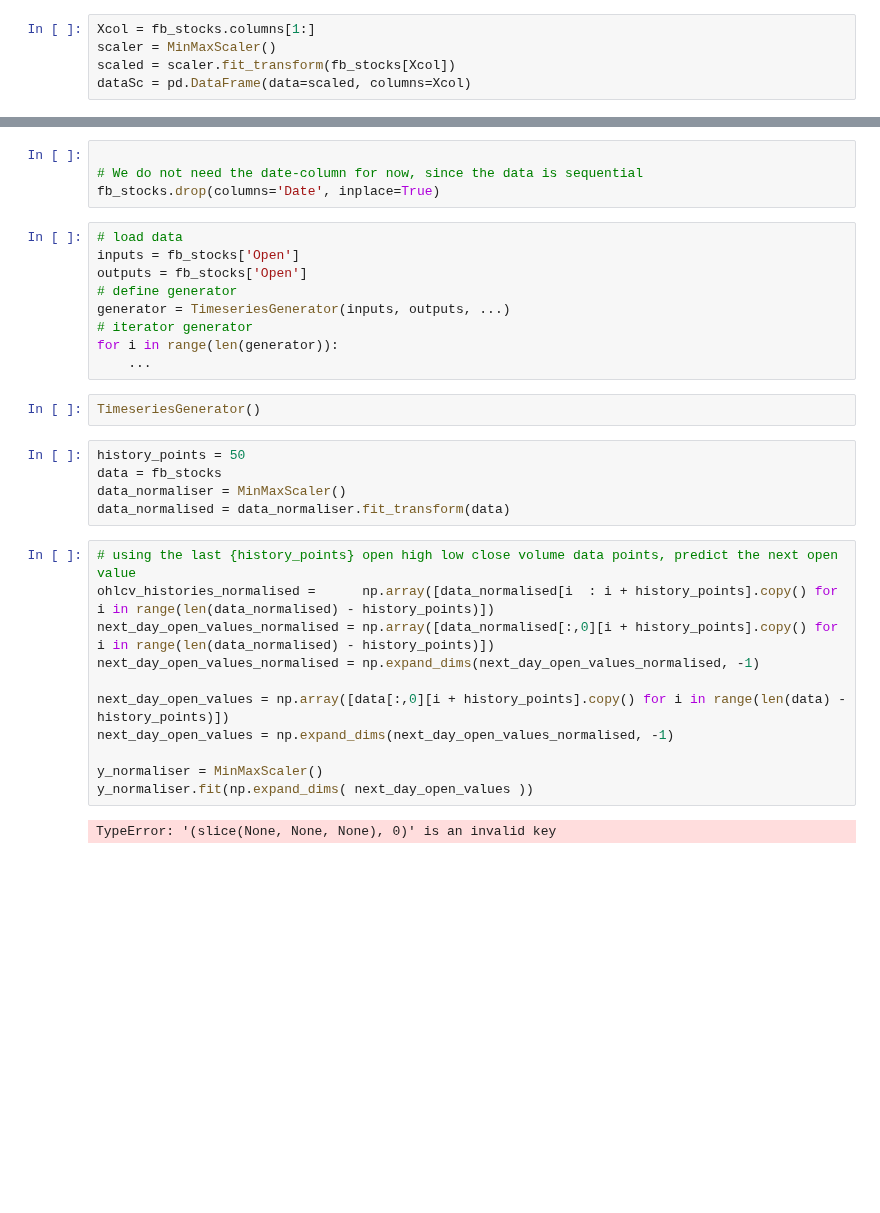
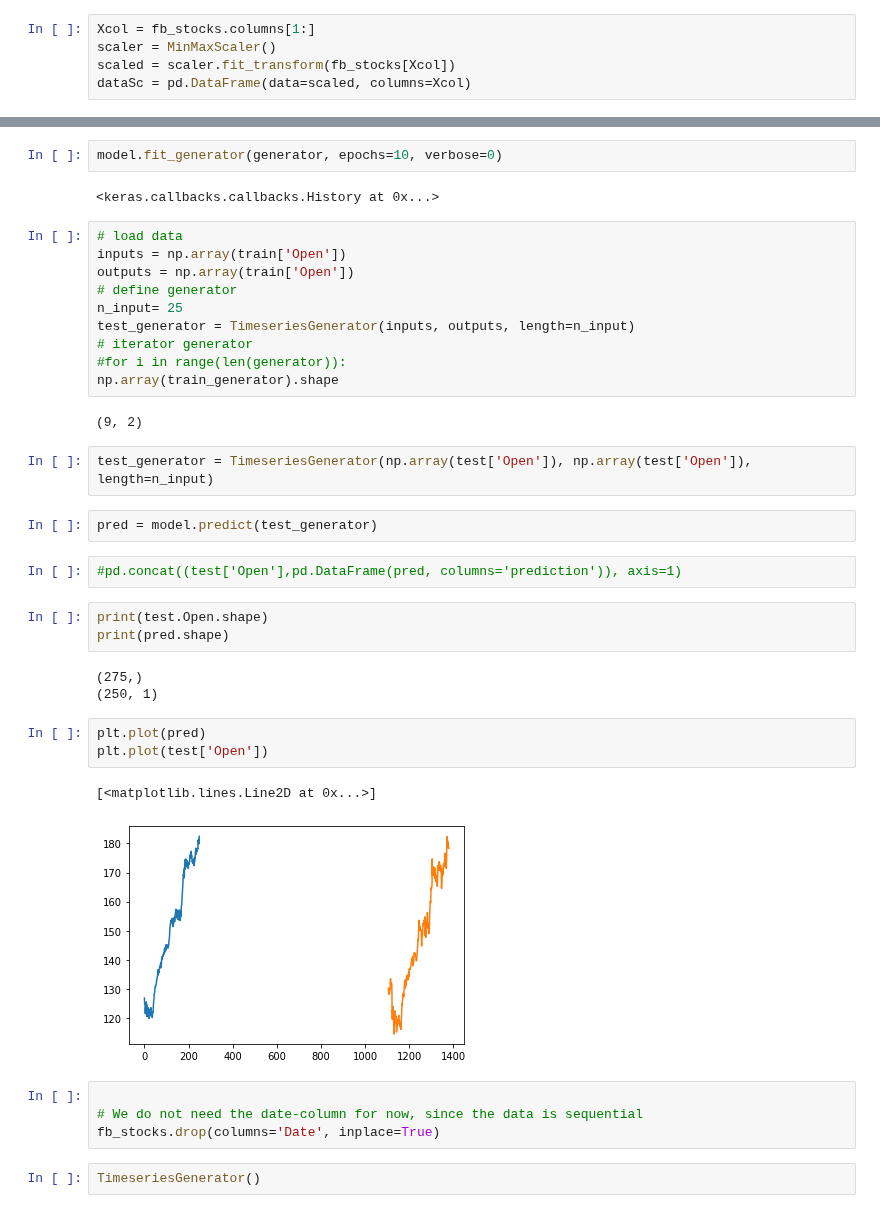
Before and after one commit to vagabundoo/predicting_financial_markets_deep_learning, a Jupyter notebook: workflow/01-01-prototype-deep-learning.ipynb, the cells around one changed output, grey strips where cells are left out. Saved outputs shown, nothing was run; the diff lists cells and outputs as text; blank space fills up the shorter version.

Commit message:
added imported formula for splitting data, experimented with getting sample in the right shape

```diff
--- a/workflow/01-01-prototype-deep-learning.ipynb
+++ b/workflow/01-01-prototype-deep-learning.ipynb
@@ -105,33 +112,40 @@ for i in range
+# %%
+model.fit_generator(generator, epochs=10, verbose=0)
+# %% [output]
+<keras.callbacks.callbacks.History at 0x...>
+# %%
+# load data
+inputs = np.array(train['Open'])
+outputs = np.array(train['Open'])
+# define generator
+n_input= 25
+test_generator = TimeseriesGenerator(inputs, outputs, length=n_input)
+# iterator generator
+#for i in range(len(generator)):
+np.array(train_generator).shape
+# %% [output]
+(9, 2)
+# %%
+test_generator = TimeseriesGenerator(np.array(test['Open']), np.array(test['Open']), length=n_input)
+# %%
+pred = model.predict(test_generator)
+# %%
+#pd.concat((test['Open'],pd.DataFrame(pred, columns='prediction')), axis=1)
+# %%
+print(test.Open.shape)
+print(pred.shape)
+# %% [output]
+(275,)
+(250, 1)
+# %%
+plt.plot(pred)
+plt.plot(test['Open'])
+# %% [output]
+[<matplotlib.lines.Line2D at 0x...>]
+[figure, added]
 # %%
 
 # We do not need the date-column for now, since the data is sequential
 fb_stocks.drop(columns='Date', inplace=True)
-# %%
-# load data
-inputs = fb_stocks['Open']
-outputs = fb_stocks['Open']
-# define generator
-generator = TimeseriesGenerator(inputs, outputs, ...)
-# iterator generator
-for i in range(len(generator)):
-	...
 # %%
 TimeseriesGenerator()
-# %%
-history_points = 50
-data = fb_stocks
-data_normaliser = MinMaxScaler()
-data_normalised = data_normaliser.fit_transform(data)
-# %%
-# using the last {history_points} open high low close volume data points, predict the next open value
-ohlcv_histories_normalised =      np.array([data_normalised[i  : i + history_points].copy() for i in range(len(data_normalised) - history_points)])
-next_day_open_values_normalised = np.array([data_normalised[:,0][i + history_points].copy() for i in range(len(data_normalised) - history_points)])
-next_day_open_values_normalised = np.expand_dims(next_day_open_values_normalised, -1)
-
-next_day_open_values = np.array([data[:,0][i + history_points].copy() for i in range(len(data) - history_points)])
-next_day_open_values = np.expand_dims(next_day_open_values_normalised, -1)
-
-y_normaliser = MinMaxScaler()
-y_normaliser.fit(np.expand_dims( next_day_open_values ))
-# %% [output]
-TypeError: '(slice(None, None, None), 0)' is an invalid key
```
Also changed, not shown: parts of 17 cells of this notebook, 28 other files.
